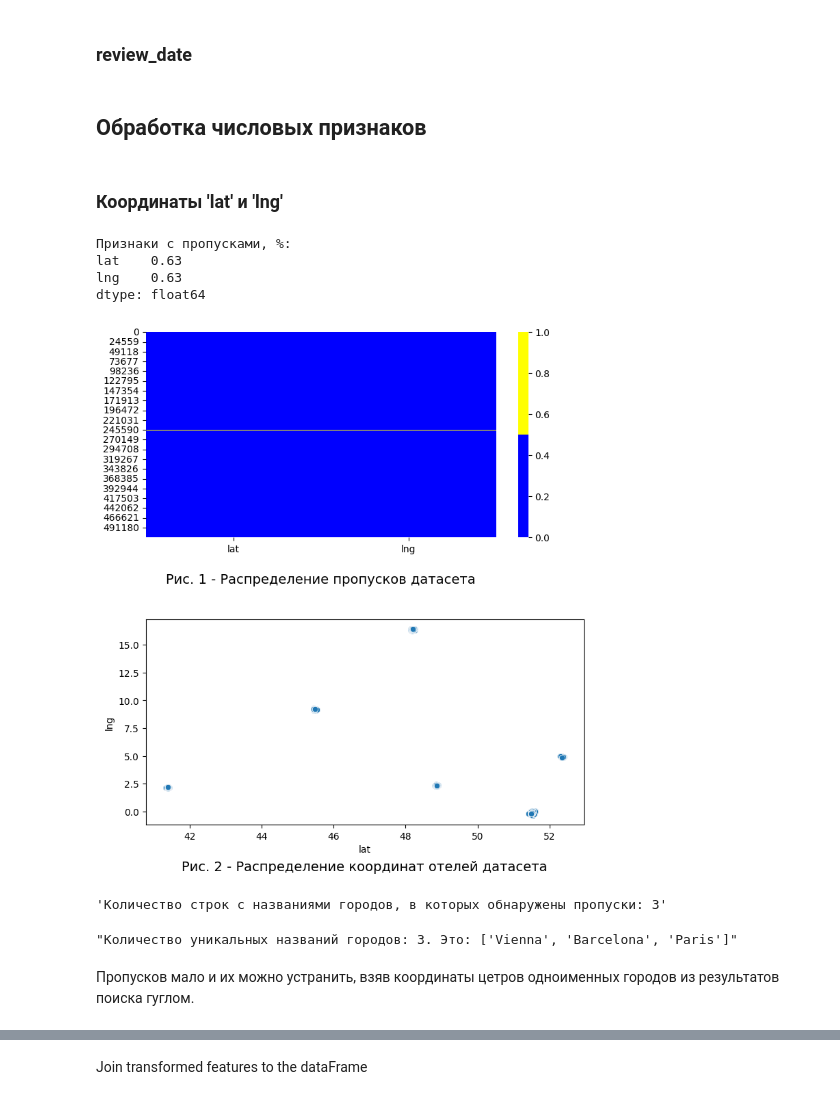
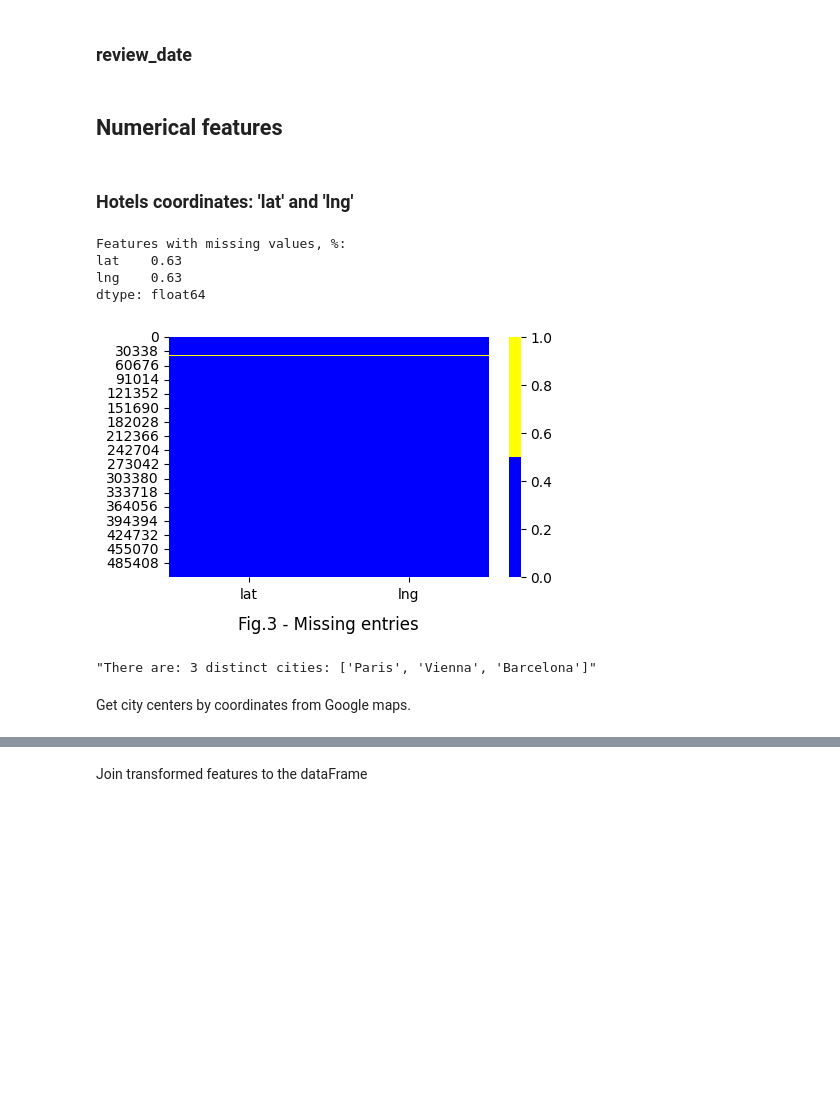
Before and after one commit to Alex1iv/Hotel-rating-prediction, a Jupyter notebook: notebooks/Hotel_ratings_en.ipynb, the cells around one changed output, grey strips where cells are left out. Drawn from its saved outputs; the diff is of its cells as text; code cells hidden in the pictures; blank space fills up the shorter version.

```diff
--- a/notebooks/Hotel_ratings_en.ipynb
+++ b/notebooks/Hotel_ratings_en.ipynb
@@ -591,19 +357,5 @@ Name: tags, dtype: int64
 # %%
-def def_traveller(tag:str)->str:
-    """Функция извлечения типа путешественника из строки с тегом
-
-    """
-    try:
-        tag_list = tag.split(',')
-        traveller_type = tag_list[1]
-        traveller_type = re.sub(r'[\']', '', traveller_type)
-        traveller_type = re.sub(r'^\s|\s$', '', traveller_type)
-        return traveller_type
-
-    except IndexError:
-        return None
-
-data['traveller_type'] = data['tags'].apply(def_traveller)
+data['traveller_type'] = data['tags'].apply(get_traveller)
 data['traveller_type'].value_counts().head()
 # %% [output]
  Couple                        245754
@@ -714,17 +456,5 @@ data['stay_length'] = data['stay_length'].apply(lambda x: 10 if x > 9 else x)
 # %%
-def room_type(tag:str)->str:
-    """Функция определения типа комнаты
-    """
-    try:
-        tag_list = tag.split(',')
-        trip_type = tag_list[2]
-        trip_type = re.sub(r'[\']', '', trip_type)
-        trip_type = re.sub(r'^\s|\s$', '', trip_type)
-        return trip_type
-    except IndexError:
-        return None
-
-data['room_type'] = data['tags'].apply(room_type)
+data['room_type'] = data['tags'].apply(get_room_type_prep)
 data['room_type'].value_counts().nlargest(15)
 # %% [output]
  Double Room                     34027
@@ -814,58 +512,52 @@ data['review_weekday'] = data['review_date'].dt.dayofweek.astype(int)
 data.drop(['review_date'], axis=1, inplace=True)
 # %% [markdown]
-## Обработка числовых признаков
+## Numerical features
 # %% [markdown]
-### Координаты 'lat' и 'lng'
+### Hotels coordinates: 'lat' and 'lng'
 # %%
-# Вычислим процент пропусков в среднем по столбцам
+# Missing values identification
 cols_null_percent = round(data.isnull().mean() * 100, 2)
 cols_with_null = cols_null_percent[cols_null_percent > 0].sort_values(ascending=False)
-print(f"Признаки с пропусками, %: \n{cols_with_null}")
+print(f"Features with missing values, %: \n{cols_with_null}")
 # %% [output]
-Признаки с пропусками, %:
+Features with missing values, %:
 lat    0.63
 lng    0.63
 dtype: float64
 # %%
-#распространённый способ визуализации пропусков — тепловая карта.
 colors = ['blue', 'yellow']
-fig, ax = plt.subplots(2, 1, figsize=(8, 9))
+fig, ax = plt.subplots(figsize=(5,3))
 fig.subplots_adjust(left=0.1,
                     bottom=0.1,
                     right=0.9,
                     top=0.9,
                     wspace=0.5,
                     hspace=0.4)
 
 cols = cols_with_null.index
-fig_1 = sns.heatmap(
+fig= sns.heatmap(
     data[cols].isnull(),
-    cmap=sns.color_palette(colors), ax=ax[0]
+    cmap=sns.color_palette(colors), ax=ax
 )
-fig_1.set_title('Рис. 1 - Распределение пропусков датасета', y=-0.25, fontsize=14);
-
-
-# Построим график, на котором отложим координаты
-fig_2 = sns.scatterplot(data=data, x='lat', y='lng', ax=ax[1])
-fig_2.set_title('Рис. 2 - Распределение координат отелей датасета', y=-0.25, fontsize=14);
+fig.set_title('Fig.3 - Missing entries', y=-0.25);
+#ax.set_yticks(range(0, 500000, 100000));
 # %% [output]
-[figure, old version]
+[figure, new version]
 # %%
-# Определение записей содержаших пропуски
+# addresses with missing entries
 null_addresses = list(set(data[data['lat'].isnull()]['city']))
 
 null_cities = list()
 for x in null_addresses:
     null_cities.append(x)
 
-# Список уникальных городов
+# set of unique cities
 distinct_cities=list(set(null_cities))
 
-display(f'Количество строк с названиями городов, в которых обнаружены пропуски: {len(null_cities)}')
-display(f'Количество уникальных названий городов: {len(set(null_cities))}. Это: {distinct_cities}')
+#display(f'Number of missing entries: {len(null_cities)}')
+display(f'There are: {len(set(null_cities))} distinct cities: {distinct_cities}')
 # %% [output]
-'Количество строк с названиями городов, в которых обнаружены пропуски: 3'
+"There are: 3 distinct cities: ['Paris', 'Vienna', 'Barcelona']"
-"Количество уникальных названий городов: 3. Это: ['Vienna', 'Barcelona', 'Paris']"
 # %% [markdown]
-Пропусков мало и их можно устранить, взяв координаты цетров одноименных городов из результатов поиска гуглом.
+Get city centers by coordinates from Google maps.
 # %%
```
Also changed, not shown: parts of 88 cells of this notebook, 1 other file.
